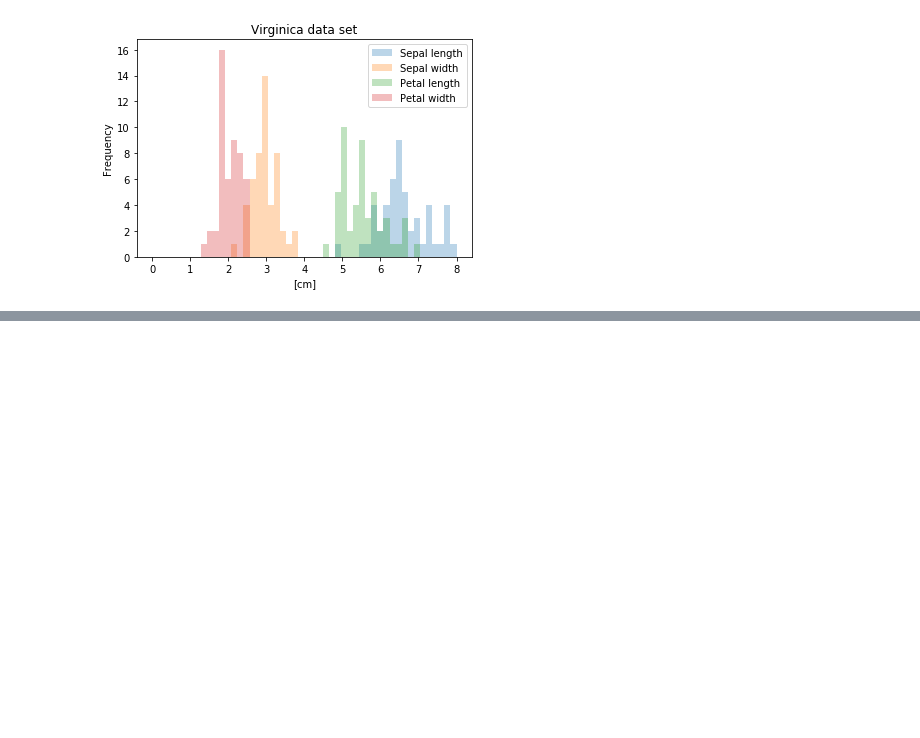
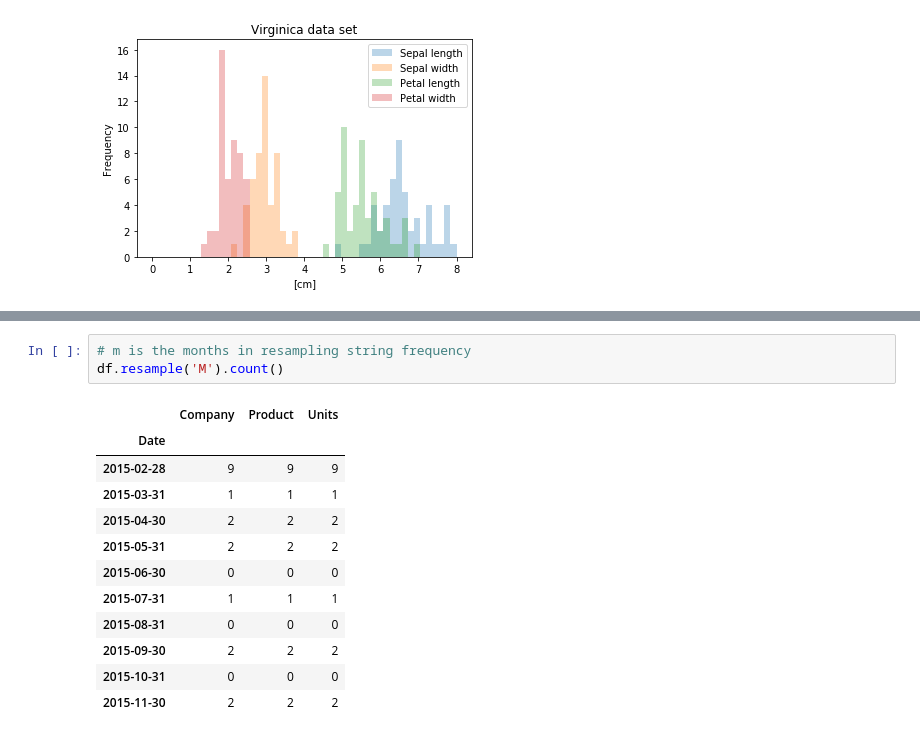
Before and after one commit to SANYAM1996/scatter-plotter, a Jupyter notebook: pandas_foundation.ipynb, the cells around one changed output, grey strips where cells are left out. Drawn from its saved outputs; the diff is of its cells as text; blank space fills up the shorter version.

```diff
--- a/pandas_foundation.ipynb
+++ b/pandas_foundation.ipynb
@@ -403,0 +606,16 @@ plt.show()
+# %%
+# m is the months in resampling string frequency
+df.resample('M').count()
+# %% [output]
+|  | Company | Product | Units |
+| Date |  |  |  |
+| 2015-02-28 | 9 | 9 | 9 |
+| 2015-03-31 | 1 | 1 | 1 |
+| 2015-04-30 | 2 | 2 | 2 |
+| 2015-05-31 | 2 | 2 | 2 |
+| 2015-06-30 | 0 | 0 | 0 |
+| 2015-07-31 | 1 | 1 | 1 |
+| 2015-08-31 | 0 | 0 | 0 |
+| 2015-09-30 | 2 | 2 | 2 |
+| 2015-10-31 | 0 | 0 | 0 |
+| 2015-11-30 | 2 | 2 | 2 |
```
Also changed, not shown: parts of 19 cells of this notebook.
